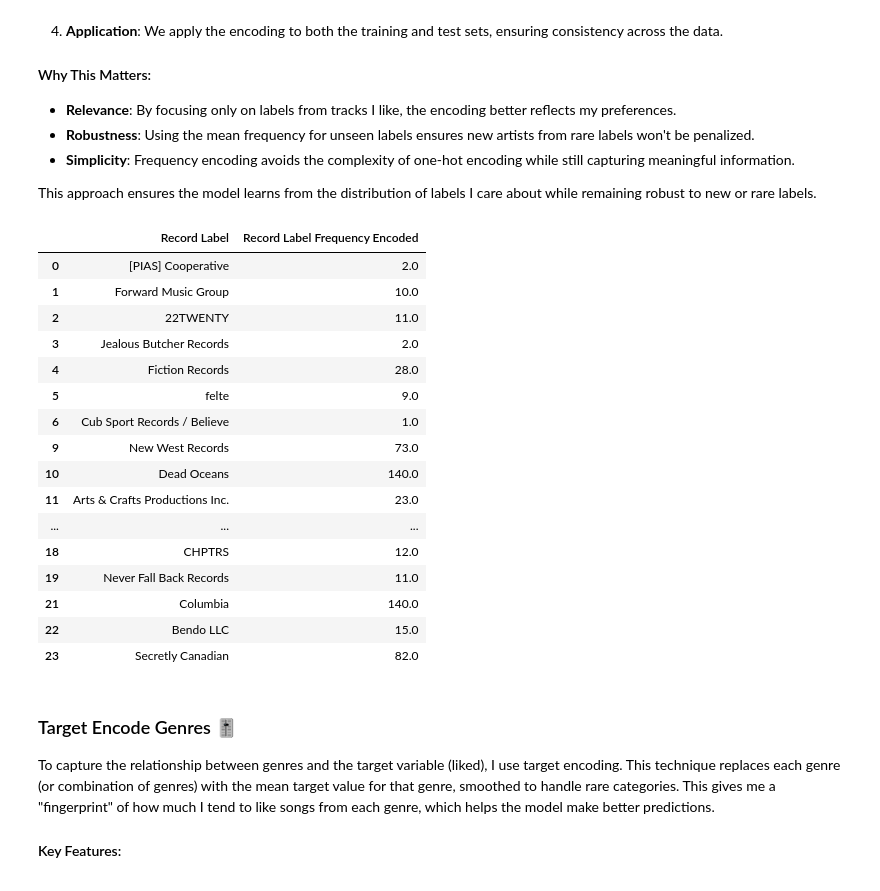
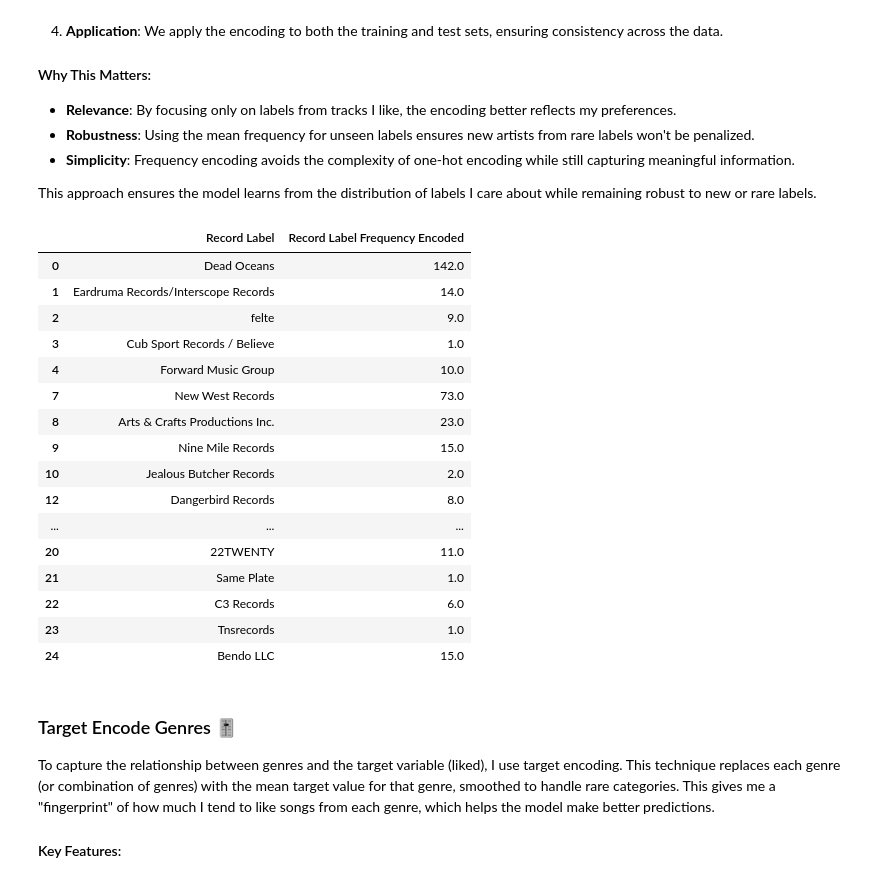
Before and after one commit to MikeStrusz/Music_Taste_Machine_Learning_Model, a Jupyter notebook: Music Taste Machine Learning Data Prep.ipynb, the cells around one changed output. Cells and saved outputs as stored; diff of their text form; code cells hidden in the pictures.

```diff
--- a/Music Taste Machine Learning Data Prep.ipynb
+++ b/Music Taste Machine Learning Data Prep.ipynb
@@ -60,6 +60,7 @@ df_liked = pd.read_csv("data/liked.csv")  # Liked playlist on Spotify
 df_fav_albums = pd.read_csv("data/liked_albums.csv")  # Albums I've Liked in Recent Years
 df_not_liked = pd.read_csv("data/did_not_like.csv")  # Albums I've not liked in Recent Years
 df_nmf = pd.read_csv("data/nmf.csv")  # The most recent New Music Friday Playlist
+df_mid = pd.read_csv("data/mid.csv") #Albums I neither enjoyed or hated, but were simply Mid
 df_liked_similar = pd.read_csv('data/liked_artists_only_similar.csv') #Similar Artisits to My Liked Artists
 # %% [markdown]
 ## A Check for New Artists / Pull Their Similar Artists
@@ -305,6 +317,7 @@ We need to assign a score to songs I've faved on spotify (100), albums I've enjo
 # Assign liked scores before combining
 df_liked['liked'] = 100
 df_fav_albums['liked'] = 65
+df_mid['liked'] = 45
 df_not_liked['liked'] = 30
 df_nmf['liked'] = np.nan
 
@@ -312,6 +325,7 @@ df_nmf['liked'] = np.nan
 df_liked['playlist_origin'] = 'df_liked'
 df_fav_albums['playlist_origin'] = 'df_fav_albums'
 df_not_liked['playlist_origin'] = 'df_not_liked'
+df_mid['playlist_origin'] = 'df_mid'
 df_nmf['playlist_origin'] = 'df_nmf'
 df_liked_similar['source'] = 'liked_similar'
 # %% [markdown]
@@ -375,7 +398,7 @@ By the end of this section, I’ll have a clean, unified dataset ready for featu
 # %% [markdown]
 ## Merge The Datasets
 # %%
-df = pd.concat([df_liked, df_fav_albums, df_not_liked, df_nmf], ignore_index=True)
+df = pd.concat([df_liked, df_fav_albums, df_mid, df_not_liked, df_nmf], ignore_index=True)
 # %%
 #How Large is the Dataset, Now?
 df.shape
@@ -722,50 +746,56 @@ This approach ensures the model learns from the distribution of labels I care ab
 # We focus on liked and favorite albums for training, ignoring disliked tracks and NMF 🚫
 df_train_only = df[df['playlist_origin'].isin(['df_liked', 'df_fav_albums'])]
 
 # Calculate frequency encoding using only liked and favorite albums
 # This ensures the encoding reflects the distribution of labels I care about 🏷️
 freq_encoding = df_train_only['Record Label'].value_counts()
 
 # Get the mean frequency to use for unseen labels
 # This acts as a fallback for labels not present in the training data 🛠️
 mean_freq = freq_encoding.mean()
 
 # Apply encoding to the training data
 df.loc[df['playlist_origin'].isin(['df_liked', 'df_fav_albums']), 'Record Label Frequency Encoded'] = (
     df_train_only['Record Label'].map(freq_encoding).fillna(mean_freq)
 )
 
 # Apply encoding to the NMF test data separately
 # This avoids data leakage by using only the training data's frequency encoding 🚀
 df_nmf_subset = df[df['playlist_origin'] == 'df_nmf']
 df_nmf_subset['Record Label Frequency Encoded'] = df_nmf_subset['Record Label'].map(freq_encoding).fillna(mean_freq)
 df.loc[df['playlist_origin'] == 'df_nmf', 'Record Label Frequency Encoded'] = df_nmf_subset['Record Label Frequency Encoded']
 
-# Apply encoding to the disliked tracks (if needed)
+# Apply encoding to the disliked albums
 df_not_liked_subset = df[df['playlist_origin'] == 'df_not_liked']
 df_not_liked_subset['Record Label Frequency Encoded'] = df_not_liked_subset['Record Label'].map(freq_encoding).fillna(mean_freq)
 df.loc[df['playlist_origin'] == 'df_not_liked', 'Record Label Frequency Encoded'] = df_not_liked_subset['Record Label Frequency Encoded']
 
+# Apply encoding to the mid albums
+df_mid_subset = df[df['playlist_origin'] == 'df_mid']
+df_mid_subset['Record Label Frequency Encoded'] = df_mid_subset['Record Label'].map(freq_encoding).fillna(mean_freq)
+df.loc[df['playlist_origin'] == 'df_mid', 'Record Label Frequency Encoded'] = df_mid_subset['Record Label Frequency Encoded']
+
+
 # Check the result by displaying 20 Unique Record Labels and Their Encoding!
 df[['Record Label', 'Record Label Frequency Encoded']].drop_duplicates().head(20)
 # %% [output]
 |  | Record Label | Record Label Frequency Encoded |
-| 0 | [PIAS] Cooperative | 2.0 |
-| 1 | Forward Music Group | 10.0 |
-| 2 | 22TWENTY | 11.0 |
-| 3 | Jealous Butcher Records | 2.0 |
-| 4 | Fiction Records | 28.0 |
-| 5 | felte | 9.0 |
-| 6 | Cub Sport Records / Believe | 1.0 |
-| 9 | New West Records | 73.0 |
-| 10 | Dead Oceans | 140.0 |
-| 11 | Arts & Crafts Productions Inc. | 23.0 |
+| 0 | Dead Oceans | 142.0 |
+| 1 | Eardruma Records/Interscope Records | 14.0 |
+| 2 | felte | 9.0 |
+| 3 | Cub Sport Records / Believe | 1.0 |
+| 4 | Forward Music Group | 10.0 |
+| 7 | New West Records | 73.0 |
+| 8 | Arts & Crafts Productions Inc. | 23.0 |
+| 9 | Nine Mile Records | 15.0 |
+| 10 | Jealous Butcher Records | 2.0 |
+| 12 | Dangerbird Records | 8.0 |
 | ... | ... | ... |
-| 18 | CHPTRS | 12.0 |
-| 19 | Never Fall Back Records | 11.0 |
-| 21 | Columbia | 140.0 |
-| 22 | Bendo LLC | 15.0 |
-| 23 | Secretly Canadian | 82.0 |
+| 20 | 22TWENTY | 11.0 |
+| 21 | Same Plate | 1.0 |
+| 22 | C3 Records | 6.0 |
+| 23 | Tnsrecords | 1.0 |
+| 24 | Bendo LLC | 15.0 |
 # %% [markdown]
 ### Target Encode Genres 🎚
 
```
Also changed, not shown: parts of 29 cells of this notebook, 20 other files.
